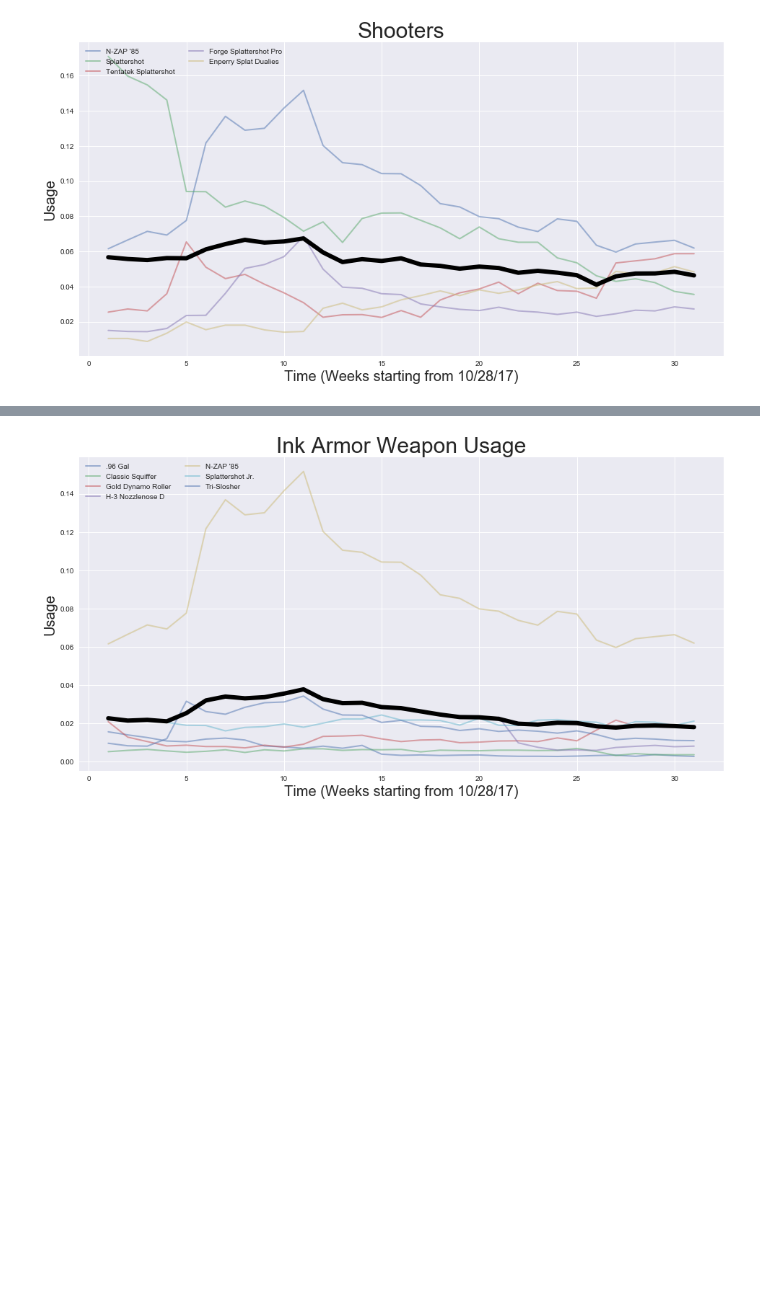
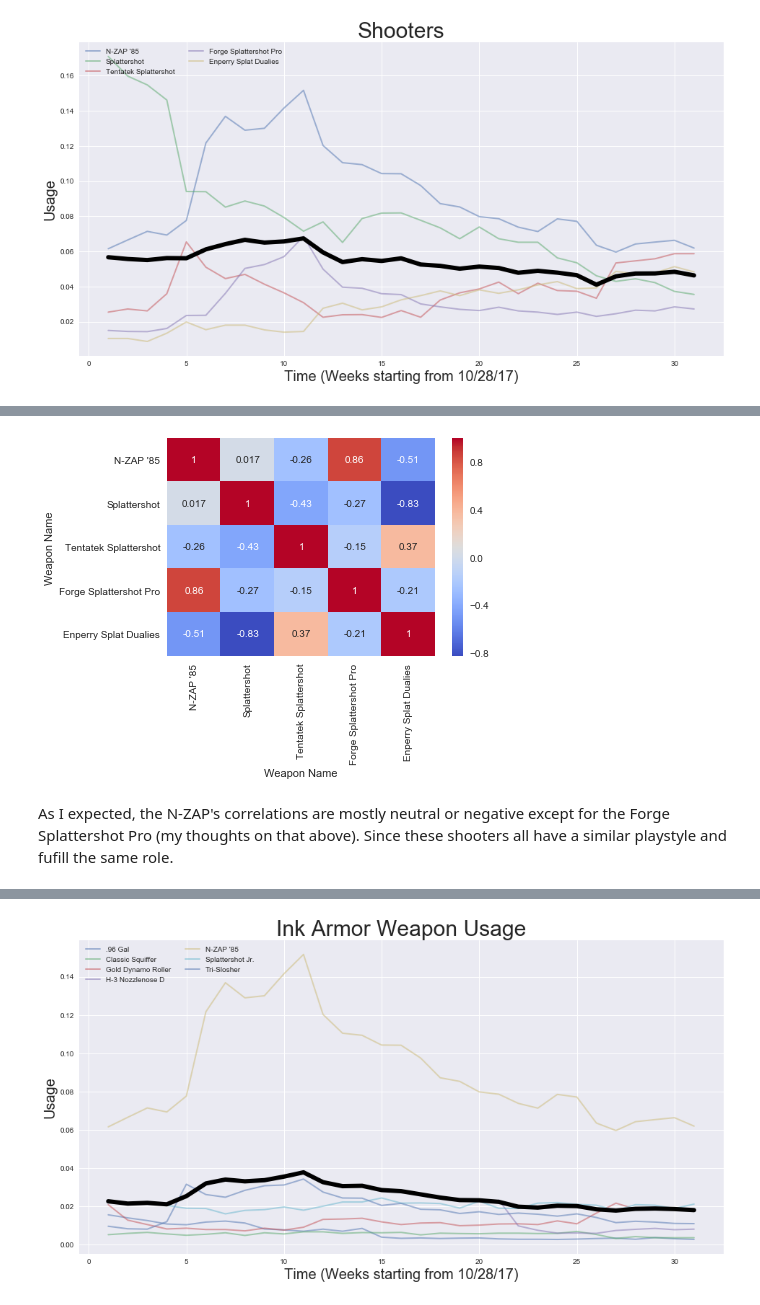
Before and after one commit to Rokushou/Splatoon2_Meta_EDA, a Jupyter notebook: EDA.ipynb, the cells around one changed output, grey strips where cells are left out. Saved outputs shown, nothing was run; the diff lists cells and outputs as text; code cells hidden in the pictures; blank space fills up the shorter version.

```diff
--- a/EDA.ipynb
+++ b/EDA.ipynb
@@ -364,0 +358,7 @@ It looks like the usage of the N-ZAP is well above the mean, so I will compare i
+# %%
+# look at the correlation
+heatmapper(shooter)
+# %% [output]
+[figure, added]
+# %% [markdown]
+As I expected, the N-ZAP's correlations are mostly neutral or negative except for the Forge Splattershot Pro (my thoughts on that above). Since these shooters all have a similar playstyle and fufill the same role.
```
Also changed, not shown: parts of 18 cells of this notebook.
